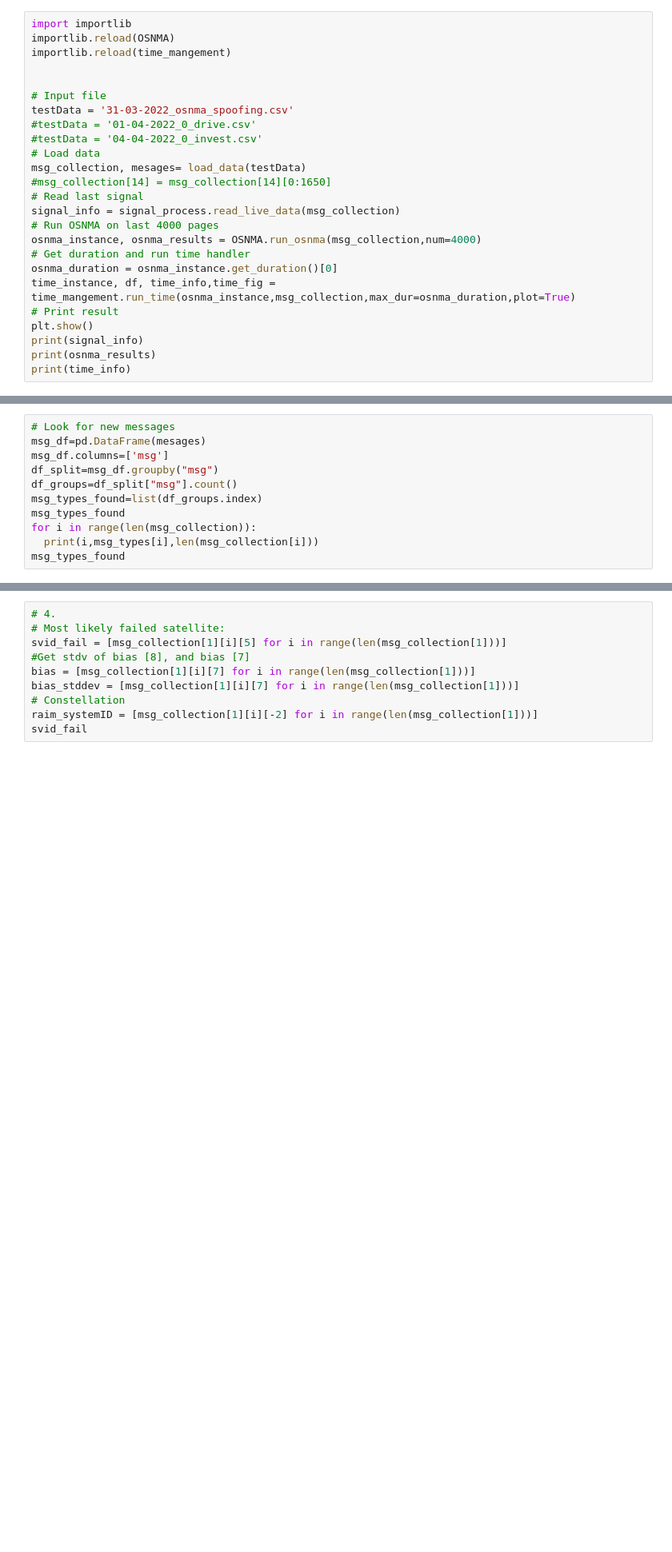
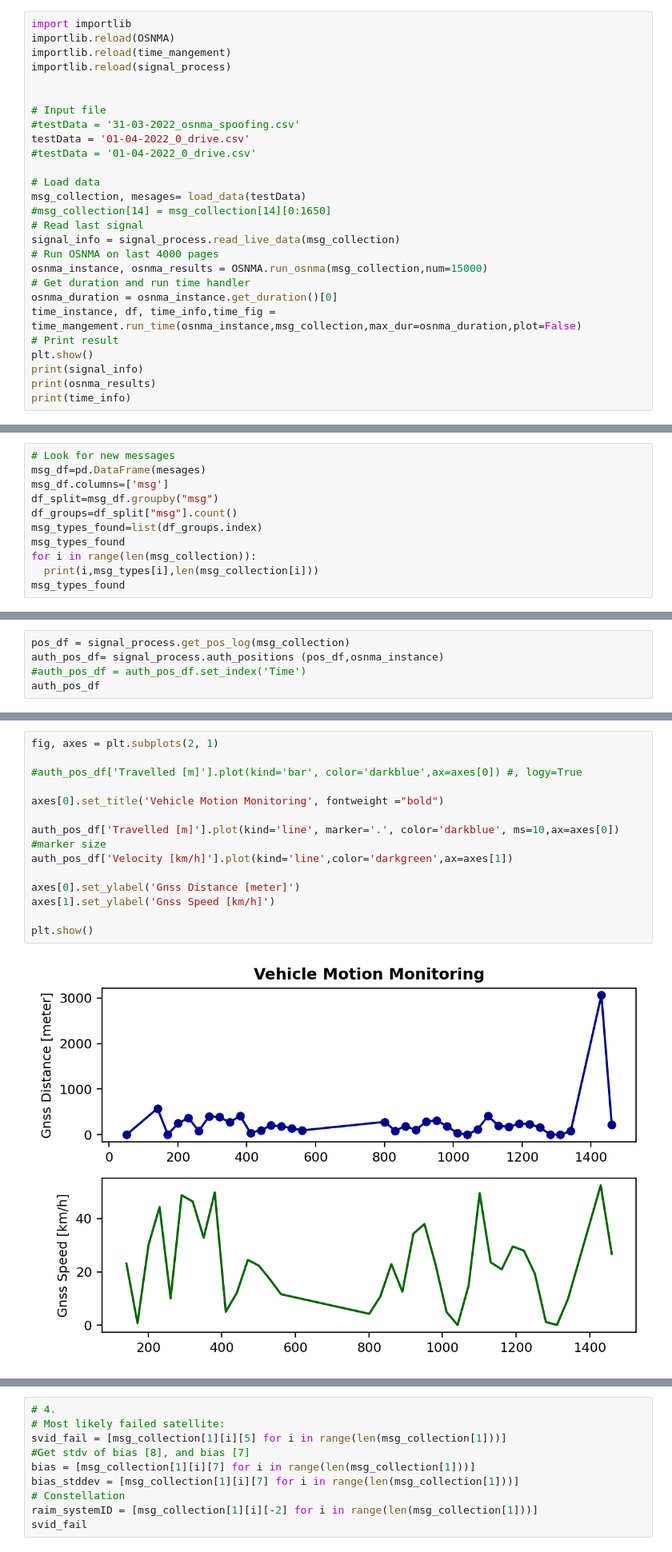
Before and after one commit to AxelBjork/OSNMA_ublox, a Jupyter notebook: notebook_real_time_U_blox_mk4.ipynb, the cells around one changed output, grey strips where cells are left out. Shown at 80% size. Drawn from its saved outputs; the diff is of its cells as text; blank space fills up the shorter version.

```diff
--- a/notebook_real_time_U_blox_mk4.ipynb
+++ b/notebook_real_time_U_blox_mk4.ipynb
@@ -94,22 +97,24 @@ C:\Users\A413626\Desktop\GNSS_stuff\GNSS_Binary
 import importlib
 importlib.reload(OSNMA)
 importlib.reload(time_mangement)
+importlib.reload(signal_process)
 
 
 # Input file
-testData = '31-03-2022_osnma_spoofing.csv'
+#testData = '31-03-2022_osnma_spoofing.csv'
+testData = '01-04-2022_0_drive.csv'
 #testData = '01-04-2022_0_drive.csv'
-#testData = '04-04-2022_0_invest.csv'
+
 # Load data
 msg_collection, mesages= load_data(testData)
 #msg_collection[14] = msg_collection[14][0:1650]
 # Read last signal
 signal_info = signal_process.read_live_data(msg_collection)
 # Run OSNMA on last 4000 pages
-osnma_instance, osnma_results = OSNMA.run_osnma(msg_collection,num=4000)
+osnma_instance, osnma_results = OSNMA.run_osnma(msg_collection,num=15000)
 # Get duration and run time handler
 osnma_duration = osnma_instance.get_duration()[0]
-time_instance, df, time_info,time_fig = time_mangement.run_time(osnma_instance,msg_collection,max_dur=osnma_duration,plot=True)
+time_instance, df, time_info,time_fig = time_mangement.run_time(osnma_instance,msg_collection,max_dur=osnma_duration,plot=False)
 # Print result
 plt.show()
 print(signal_info)
@@ -237,0 +251,5 @@ msg_types_found
+# %%
+pos_df = signal_process.get_pos_log(msg_collection)
+auth_pos_df= signal_process.auth_positions (pos_df,osnma_instance)
+#auth_pos_df = auth_pos_df.set_index('Time')
+auth_pos_df
@@ -237,0 +274,16 @@ msg_types_found
+# %%
+fig, axes = plt.subplots(2, 1)
+
+#auth_pos_df['Travelled [m]'].plot(kind='bar', color='darkblue',ax=axes[0]) #, logy=True
+
+axes[0].set_title('Vehicle Motion Monitoring', fontweight ="bold")
+
+auth_pos_df['Travelled [m]'].plot(kind='line', marker='.', color='darkblue', ms=10,ax=axes[0]) #marker size
+auth_pos_df['Velocity [km/h]'].plot(kind='line',color='darkgreen',ax=axes[1])
+
+axes[0].set_ylabel('Gnss Distance [meter]')
+axes[1].set_ylabel('Gnss Speed [km/h]')
+
+plt.show()
+# %% [output]
+[figure, added]
```
Also changed, not shown: parts of 15 cells of this notebook, 1 other file.
